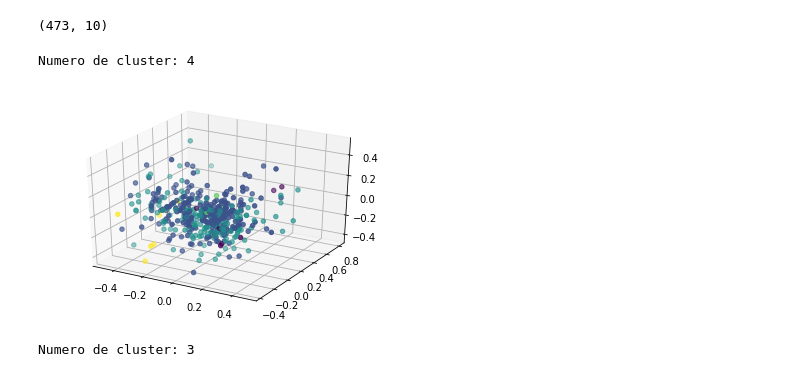
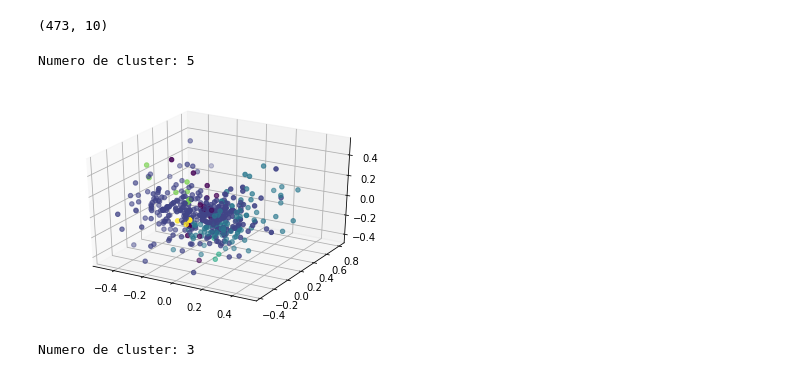
Before and after one commit to igorslima/analise-evasao, a Jupyter notebook: notebooks/clusterizacao2.ipynb, the cells around one changed output. Cells and saved outputs as stored; diff of their text form; code cells hidden in the pictures.

```diff
--- a/notebooks/clusterizacao2.ipynb
+++ b/notebooks/clusterizacao2.ipynb
@@ -168,19 +161,19 @@ X = normalize(data_frame)
 # %%
 pca = PCA(n_components=3, random_state=42)
 X_train_pca  =  pca.fit_transform(X)
 
-dbscan = DBSCAN(eps=0.001, min_samples=3, metric='cosine')
-dbscan.fit(X_train_lda)
+dbscan = DBSCAN(eps=0.02, min_samples=3, metric='cosine')
+dbscan.fit(X_train_pca)
 labels = dbscan.labels_
 n_clusters_ = len(set(labels)) - (1 if -1 in labels else 0)
 print('Numero de cluster: {}'.format( n_clusters_))
 
 fig = plt.figure()
 ax = plt.axes(projection='3d')
 ax.scatter3D(X_train_pca[:,0:1], X_train_pca[:,1:2], X_train_pca[:,2:3], c=labels);
 # %% [output]
-Numero de cluster: 4
+Numero de cluster: 5
-[figure, old version]
+[figure, new version]
 # %%
 lda = LDA(n_components=3,random_state=42)
 X_train_lda = lda.fit_transform(X, y)
```
Also changed, not shown: parts of 18 cells of this notebook, 1 other file.
